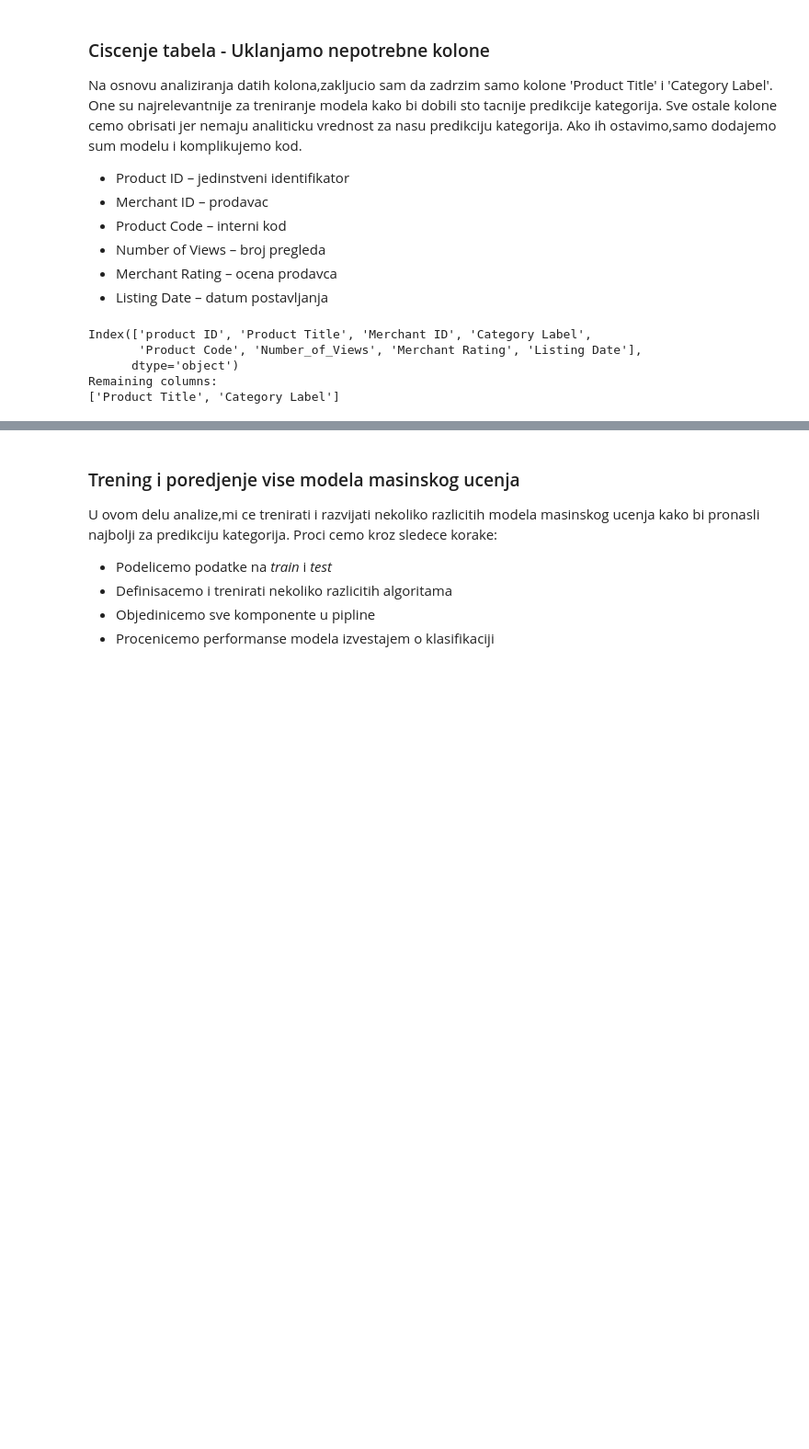
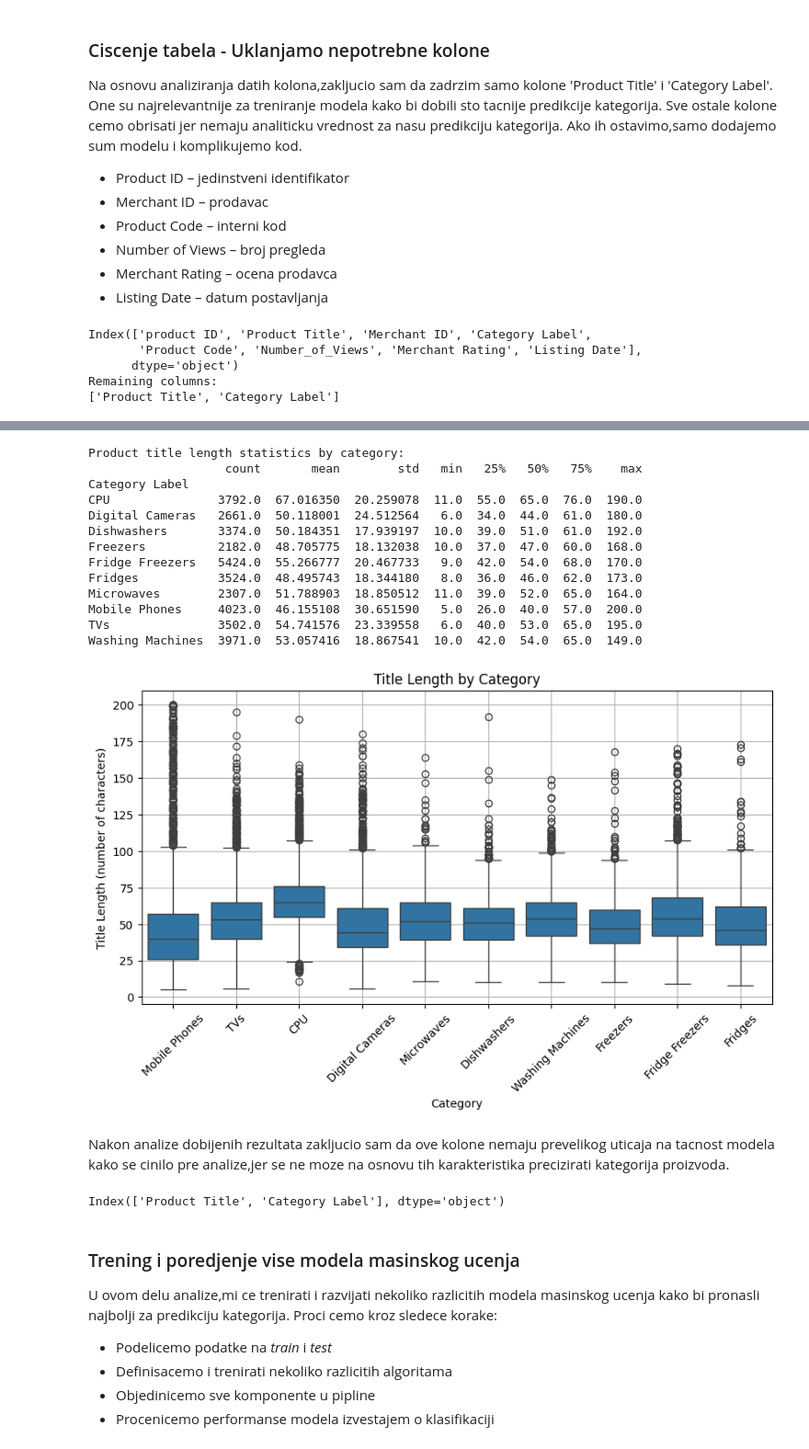
Before and after one commit to arsi-87/ml-final-project, a Jupyter notebook: notebook/AS_ML_Final_project.ipynb, the cells around one changed output, grey strips where cells are left out. Shown at 92% size. Cells and saved outputs as stored; diff of their text form; code cells hidden in the pictures; blank space fills up the shorter version.

```diff
--- a/notebook/AS_ML_Final_project.ipynb
+++ b/notebook/AS_ML_Final_project.ipynb
@@ -211,0 +229,5 @@ Remaining columns:
+# %%
+df["title_length"] = df["Product Title"].str.len()
+df["title_words"] = df["Product Title"].str.split().apply(len)
+
+df[["title_length", "title_words"]].describe()
@@ -212,3 +244,40 @@ Remaining columns:
+# %%
+# Grupisemo po kategoriji i opisujemo osnovn ekarakteristike
+print("Product title length statistics by category:")
+print(df.groupby('Category Label', observed=False)['title_length'].describe())
+
+# Vizualizacija
+plt.figure(figsize=(10, 5))
+sns.boxplot(data=df, x='Category Label', y='title_length')
+plt.title("Title Length by Category")
+plt.xlabel("Category")
+plt.ylabel("Title Length (number of characters)")
+
+plt.xticks(rotation=45)
+plt.grid(True)
+plt.show()
+# %% [output]
+Product title length statistics by category:
+                   count       mean        std   min   25%   50%   75%    max
+Category Label
+CPU               3792.0  67.016350  20.259078  11.0  55.0  65.0  76.0  190.0
+Digital Cameras   2661.0  50.118001  24.512564   6.0  34.0  44.0  61.0  180.0
+Dishwashers       3374.0  50.184351  17.939197  10.0  39.0  51.0  61.0  192.0
+Freezers          2182.0  48.705775  18.132038  10.0  37.0  47.0  60.0  168.0
+Fridge Freezers   5424.0  55.266777  20.467733   9.0  42.0  54.0  68.0  170.0
+Fridges           3524.0  48.495743  18.344180   8.0  36.0  46.0  62.0  173.0
+Microwaves        2307.0  51.788903  18.850512  11.0  39.0  52.0  65.0  164.0
+Mobile Phones     4023.0  46.155108  30.651590   5.0  26.0  40.0  57.0  200.0
+TVs               3502.0  54.741576  23.339558   6.0  40.0  53.0  65.0  195.0
+Washing Machines  3971.0  53.057416  18.867541  10.0  42.0  54.0  65.0  149.0
+[figure, added]
+# %% [markdown]
+Nakon analize dobijenih rezultata zakljucio sam da ove kolone nemaju prevelikog uticaja na tacnost modela kako se cinilo pre analize,jer se ne moze na osnovu tih karakteristika precizirati kategorija proizvoda.
+# %%
+df = df.drop(columns=['title_length', 'title_words'])
+print(df.columns)
+# %% [output]
+Index(['Product Title', 'Category Label'], dtype='object')
 # %% [markdown]
 ### Trening i poredjenje vise modela masinskog ucenja
 U ovom delu analize,mi ce trenirati i razvijati nekoliko razlicitih modela masinskog ucenja kako bi pronasli najbolji za predikciju kategorija.
```
Also changed, not shown: parts of 7 cells of this notebook.
